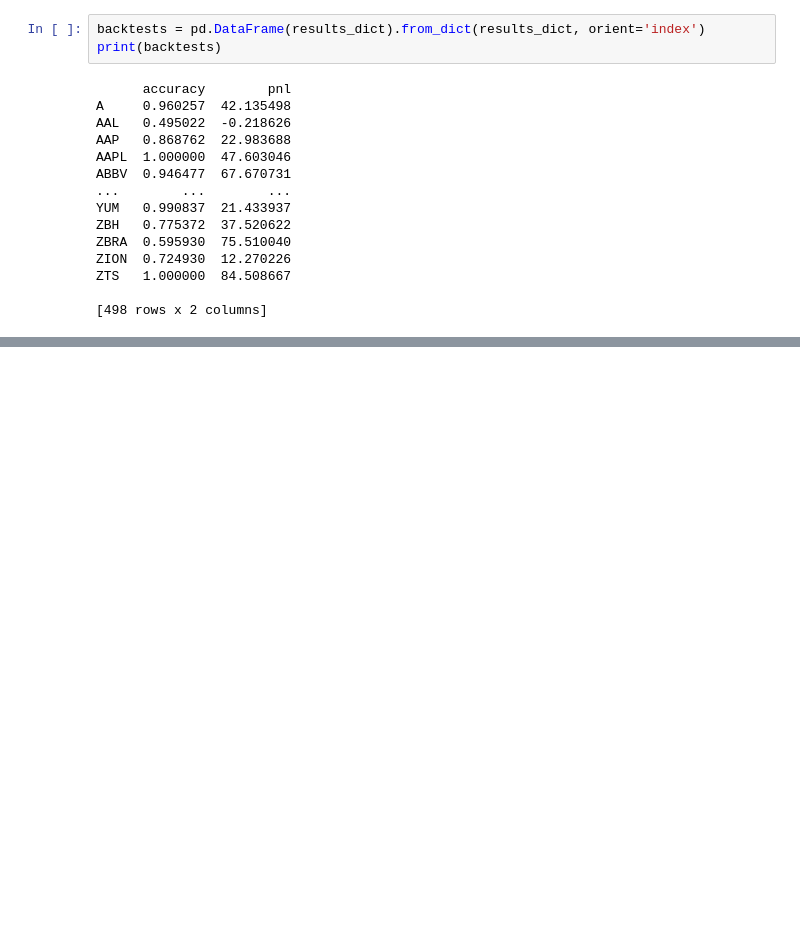
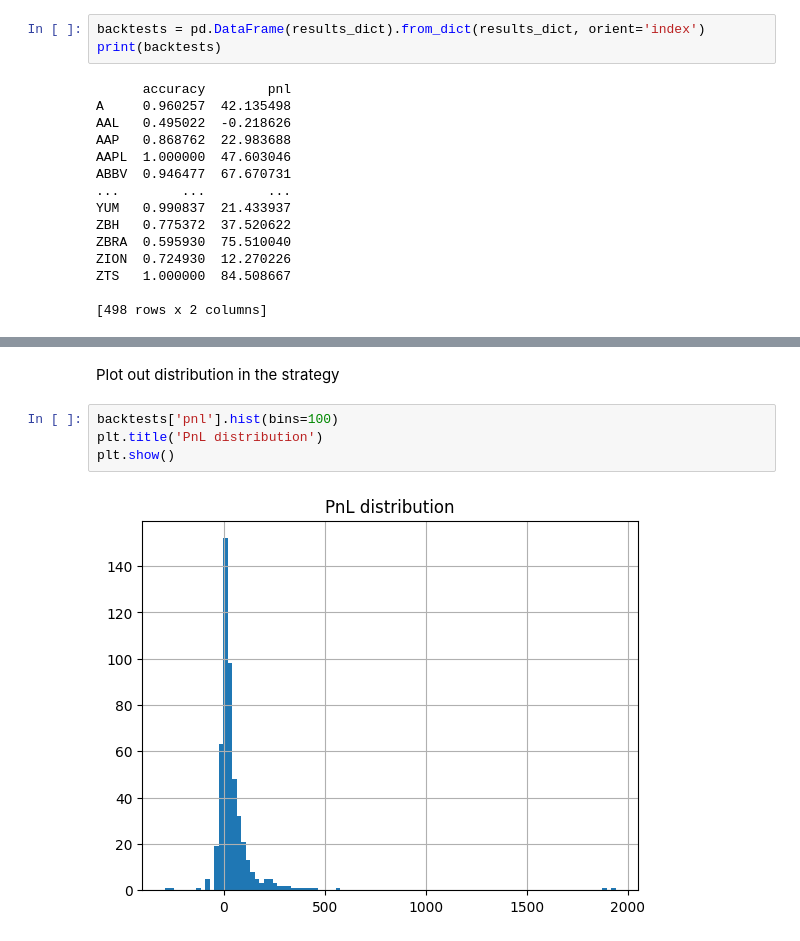
Before and after one commit to 123justinfung/PyStrats, a Jupyter notebook: Equity research/Bbands and RSI.ipynb, the cells around one changed output, grey strips where cells are left out. Cells and saved outputs as stored; diff of their text form; blank space fills up the shorter version.

```diff
--- a/Equity research/Stock trading.ipynb
+++ b/Equity research/Bbands and RSI.ipynb
@@ -261,0 +278,8 @@ ZTS   1.000000  84.508667
+# %% [markdown]
+Plot out distribution in the strategy
+# %%
+backtests['pnl'].hist(bins=100)
+plt.title('PnL distribution')
+plt.show()
+# %% [output]
+[figure, added]
```
Also changed, not shown: parts of 7 cells of this notebook.
